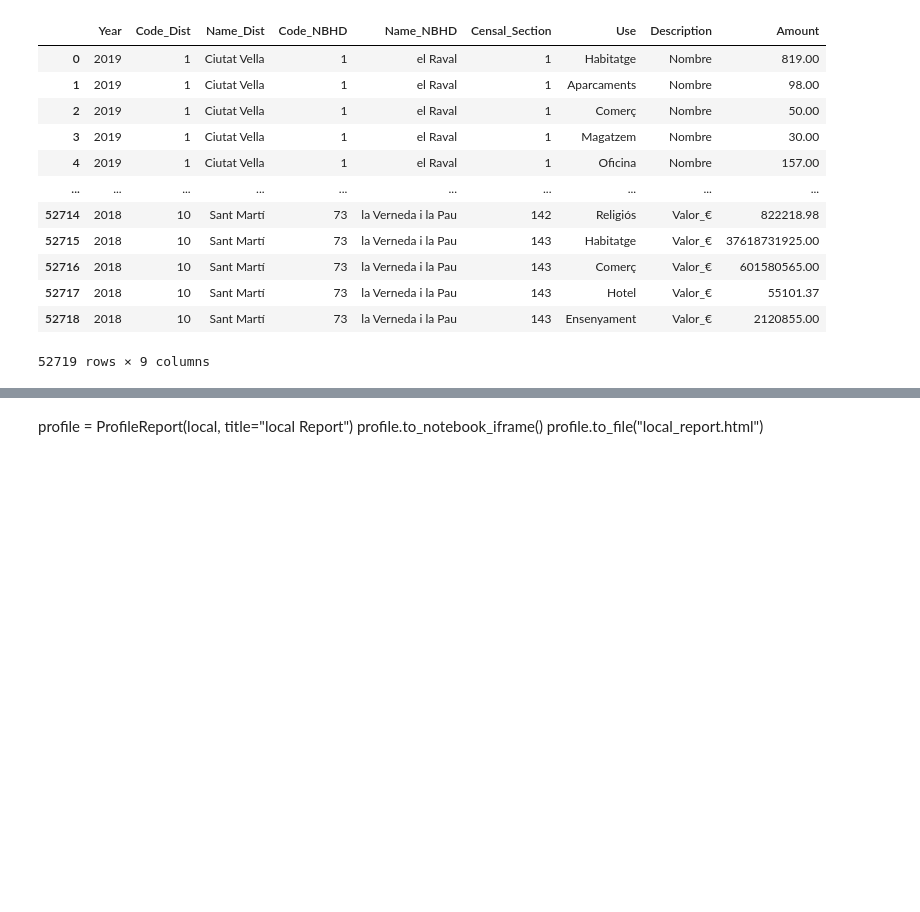
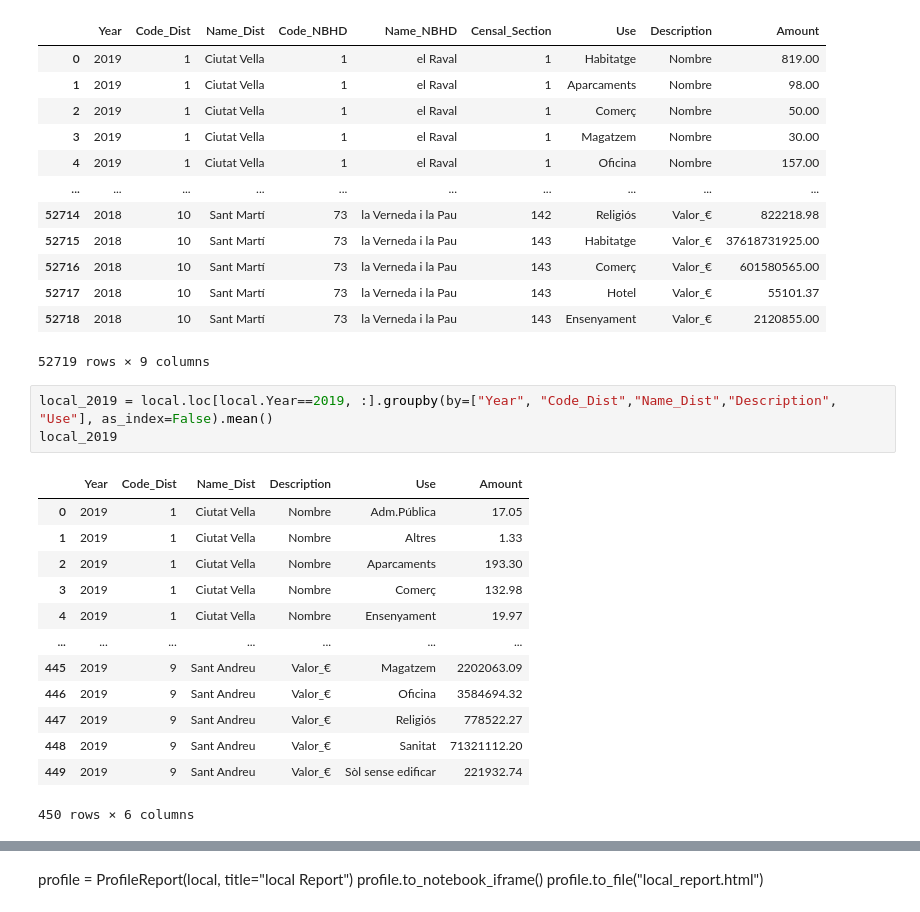
Before and after one commit to MayGodoy/BCN-Data, a Jupyter notebook: notebooks/02.Analysis_NBHD.ipynb, the cells around one changed output, grey strips where cells are left out. Drawn from its saved outputs; the diff is of its cells as text; blank space fills up the shorter version.

```diff
--- a/notebooks/02.Analysis_NBHD.ipynb
+++ b/notebooks/02.Analysis_NBHD.ipynb
@@ -340,3 +340,20 @@ local
 | 52717 | 2018 | 10 | Sant Martí | 73 | la Verneda i la Pau | 143 | Hotel | Valor_€ | 55101.37 |
 | 52718 | 2018 | 10 | Sant Martí | 73 | la Verneda i la Pau | 143 | Ensenyament | Valor_€ | 2120855.00 |
 52719 rows × 9 columns
+# %%
+local_2019 = local.loc[local.Year==2019, :].groupby(by=["Year", "Code_Dist","Name_Dist","Description", "Use"], as_index=False).mean()
+local_2019
+# %% [output]
+|  | Year | Code_Dist | Name_Dist | Description | Use | Amount |
+| 0 | 2019 | 1 | Ciutat Vella | Nombre | Adm.Pública | 17.05 |
+| 1 | 2019 | 1 | Ciutat Vella | Nombre | Altres | 1.33 |
+| 2 | 2019 | 1 | Ciutat Vella | Nombre | Aparcaments | 193.30 |
+| 3 | 2019 | 1 | Ciutat Vella | Nombre | Comerç | 132.98 |
+| 4 | 2019 | 1 | Ciutat Vella | Nombre | Ensenyament | 19.97 |
+| ... | ... | ... | ... | ... | ... | ... |
+| 445 | 2019 | 9 | Sant Andreu | Valor_€ | Magatzem | 2202063.09 |
+| 446 | 2019 | 9 | Sant Andreu | Valor_€ | Oficina | 3584694.32 |
+| 447 | 2019 | 9 | Sant Andreu | Valor_€ | Religiós | 778522.27 |
+| 448 | 2019 | 9 | Sant Andreu | Valor_€ | Sanitat | 71321112.20 |
+| 449 | 2019 | 9 | Sant Andreu | Valor_€ | Sòl sense edificar | 221932.74 |
+450 rows × 6 columns
```
Also changed, not shown: parts of 1 cell of this notebook.
